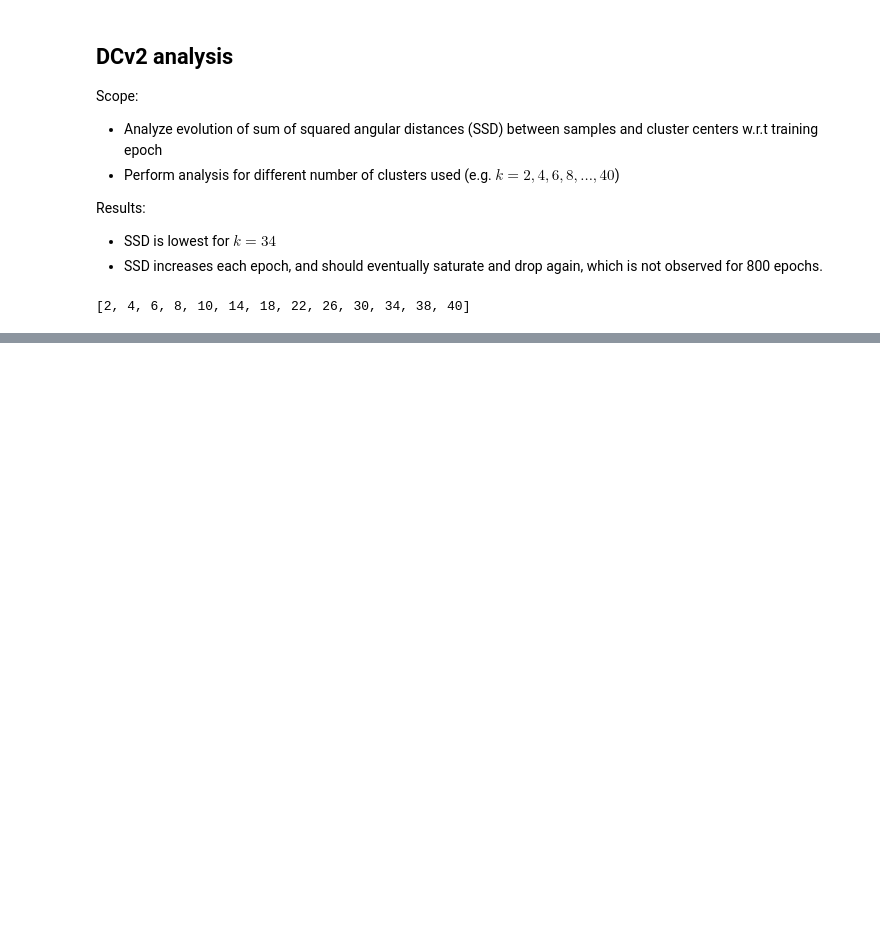
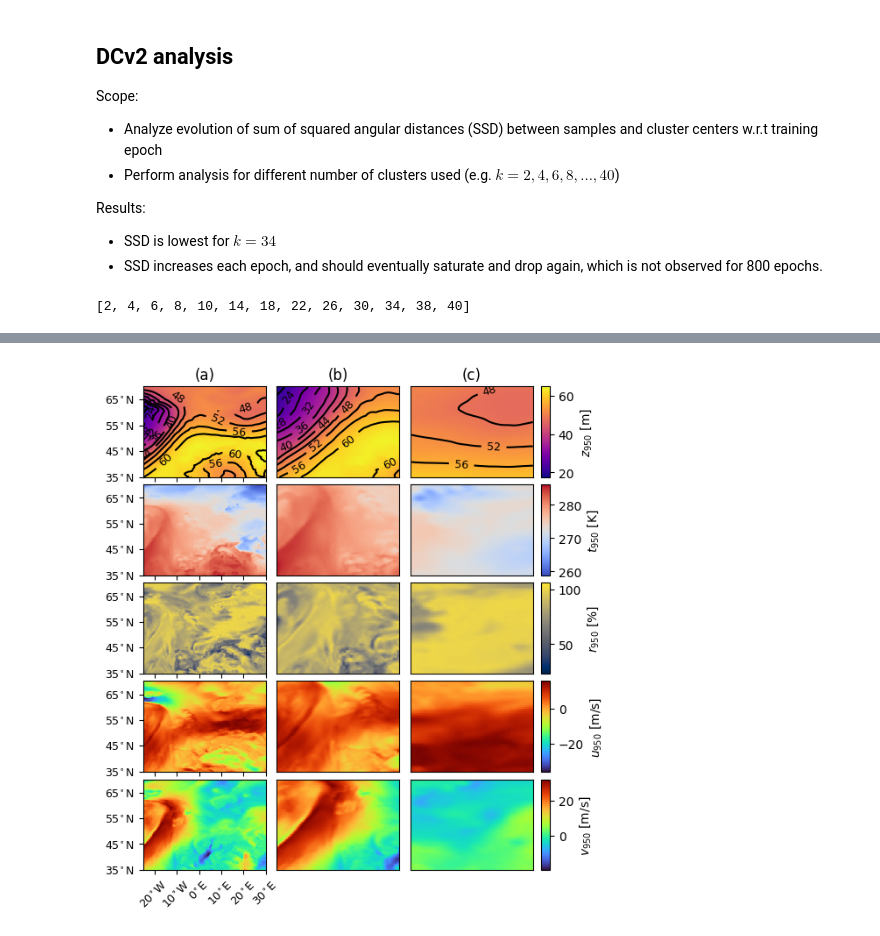
Before and after one commit to 4castRenewables/maelstrom-a6, a Jupyter notebook: notebooks/dcv2_analysis.ipynb, the cells around one changed output, grey strips where cells are left out. Saved outputs shown, nothing was run; the diff lists cells and outputs as text; code cells hidden in the pictures; blank space fills up the shorter version.

```diff
--- a/notebooks/dcv2_analysis.ipynb
+++ b/notebooks/dcv2_analysis.ipynb
@@ -51,3 +264,67 @@ ks
+# %%
+from matplotlib import cbook
+from mpl_toolkits.axes_grid1 import AxesGrid
+
+# Columns are the crops of different sizes
+ncols = len(multi_crops)
+# Rows are the different variables
+nrows = multi_crops[0].shape[0]
+
+fig, axs = plt.subplots(figsize=(2 * ncols, 1.3 * nrows), nrows=nrows, ncols=ncols, gridspec_kw={'width_ratios': [0.8, 0.8, 1]})
+grid = axs.flatten()
+
+cmaps = ["plasma", "coolwarm", "cividis", "turbo", "turbo"]
+
+
+for i, data in enumerate(panels):
+    vmin, vmax = mins[i//ncols], maxs[i//ncols]
+    field_name = field_names[i//ncols]
+    ax = grid[i]
+    im = ax.imshow(data, vmin=vmin, vmax=vmax, cmap=cmaps[i//ncols], aspect="auto", interpolation='nearest')
+    if i in list(range(2, 99, 3)):
+        cbar = plt.colorbar(im, aspect=10)
+        cbar.set_label(field_name)
+
+    if i in list(range(0, 99, 3)):
+        old_xticks = ax.get_xticks()
+        new_xticks = np.arange(20, len(ds[coordinates.longitude]), 40)
+        new_xticklabels = [f"${abs(v.values):.0f}^{{\circ}}\,\mathrm{{W}}$" if v.values < 0 else f"${v.values:.0f}^{{\circ}}\,\mathrm{{E}}$" for v in ds[coordinates.longitude][new_xticks]]
+        ax.set_xticks(new_xticks)
+
+        # only draw xticklabels for lower left plot
+        if i == 12:
+            pass
+            ax.set_xticklabels(new_xticklabels, rotation=45, fontsize=9)
+        else:
+            pass
+            ax.set_xticklabels([])
+
+        old_yticks = ax.get_yticks()
+        new_yticks = np.arange(20, len(ds[coordinates.latitude]), 40)
+        new_yticklabels = [f"${v.values:.0f}^{{\circ}}\,\mathrm{{N}}$" for v in ds[coordinates.latitude][new_yticks]]
+        ax.set_yticks(new_yticks)
+        ax.set_yticklabels(new_yticklabels, fontsize=9)
+    else:
+        ax.set_xticks([])
+        ax.set_yticks([])
+
+    if i == 0:
+        ax.set_title("(a)")
+    elif i == 1:
+        ax.set_title("(b)")
+    elif i == 2:
+        ax.set_title("(c)")
+
+
+    if i in [0, 1, 2]:
+        contours = ax.contour(data, list(range(0, int(vmax) + 4, 4)), colors='k', origin='lower')
+        ax.clabel(contours, contours.levels, inline=True,fontsize=9)
+
+fig.tight_layout()
+plt.subplots_adjust(wspace=0.08, hspace=0.08)
+plt.savefig(plots / "era5-crop-examples.pdf")
+# %% [output]
+[figure, added]
 # %%
 import torch.nn as nn
 import sklearn.metrics
```
Also changed, not shown: parts of 14 cells of this notebook, 5 other files.
